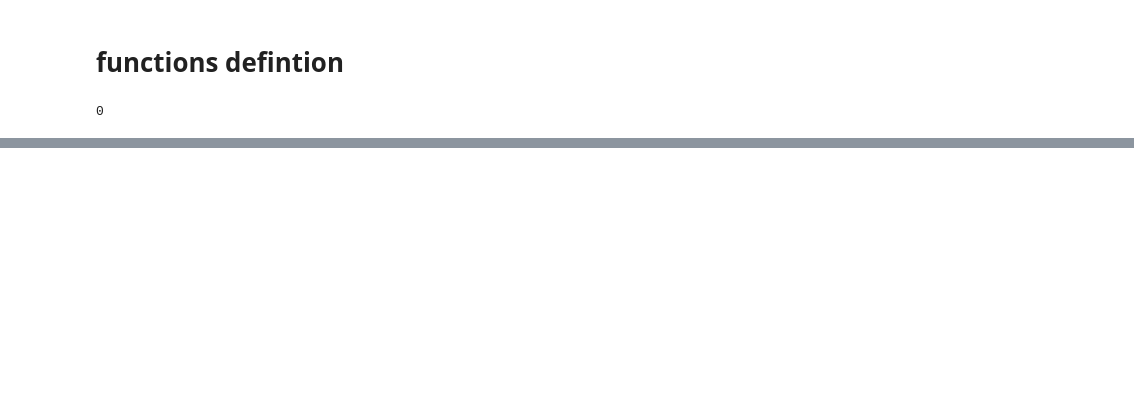
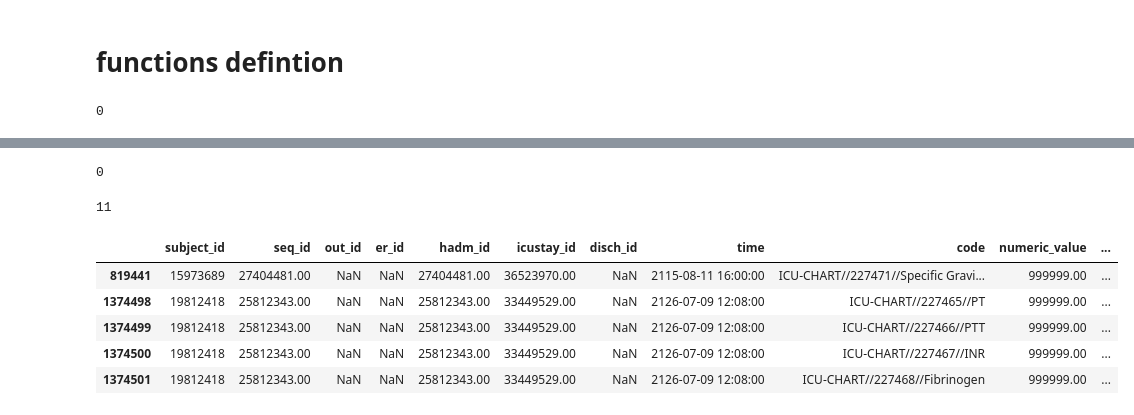
Before and after one commit to nyuad-cai/EHR-RAGp, a Jupyter notebook: notebooks/mimic-meds-preprocessing.ipynb, the cells around one changed output, grey strips where cells are left out. Cells and saved outputs as stored; diff of their text form; code cells hidden in the pictures; blank space fills up the shorter version.

```diff
--- a/notebooks/mimic-meds-preprocessing.ipynb
+++ b/notebooks/mimic-meds-preprocessing.ipynb
@@ -308,0 +513,4 @@ shard = push_procedure_and_sort(shard)
+# %%
+shard.shape[0] -1500362
+# %% [output]
+0
@@ -308,0 +641,4 @@ shard = push_procedure_and_sort(shard)
+# %%
+shard.hadm_id = shard.apply(lambda x: np.nan if (x.hadm_id == x.er_id) or (x.hadm_id == x.disch_id) else x.hadm_id, axis= 1)
+# %%
+shard.out_id = shard.apply(lambda x: np.nan if x.out_id == x.disch_id else x.out_id, axis= 1)
@@ -308,0 +647,62 @@ shard = push_procedure_and_sort(shard)
+# %%
+def create_pairs_from_list(input_list):
+    if not input_list:
+        return []
+
+    # Check if the list has an odd number of elements
+    if len(input_list) % 2 != 0:
+        # If odd, the last element is handled separately
+        pairs = list(zip(input_list[:-1:2], input_list[1::2]))
+        pairs.append(input_list[-1])  # Add the last element as a single item
+    else:
+        # If even, create pairs from the entire list
+        pairs = list(zip(input_list[::2], input_list[1::2]))
+    return pairs
+
+names = list(range(365))
+names = [(str(name) + '.parquet') for name in names]
+pairs = create_pairs_from_list(names)
+len(pairs[-1])
+# %% [output]
+11
+# %%
+interm_path = os.path.join('..','data','intermediate')
+# %%
+num = 0
+for pair in tqdm(pairs):
+    if len(pair) == 2:
+
+        shard_1 = pd.read_parquet(os.path.join(interm_path,pair[0]))
+        shard_2 = pd.read_parquet(os.path.join(interm_path,pair[1]))
+
+        shard_1.out_id = shard_1.apply(lambda x: np.nan if x.out_id == x.disch_id else x.out_id, axis= 1)
+        shard_2.out_id = shard_2.apply(lambda x: np.nan if x.out_id == x.disch_id else x.out_id, axis= 1)
+
+        shard_1.text_value = shard_1.apply(lambda x: 'UNKNOWN' if x.numeric_value == 999999.00 else x.text_value, axis = 1)
+        shard_2.text_value = shard_1.apply(lambda x: 'UNKNOWN' if x.numeric_value == 999999.00 else x.text_value, axis = 1)
+
+        shard_1.numeric_value = shard_1.numeric_value.apply(lambda x: np.nan if x == 999999.00 else x)
+        shard_2.numeric_value = shard_2.numeric_value.apply(lambda x: np.nan if x == 999999.00 else x)
+
+        shard = pd.concat([shard_1,shard_2],ignore_index=True)
+
+        shard.to_parquet(os.path.join(processed_path,f'{num}.parquet')
+
+    elif len(pair) > 2:
+
+        shard_1 = pd.read_parquet(os.path.join(interm_path,pair))
+        shard_1.out_id = shard_1.apply(lambda x: np.nan if x.out_id == x.disch_id else x.out_id, axis= 1)
+        shard_1.text_value = shard_1.apply(lambda x: 'UNKNOWN' if x.numeric_value == 999999.00 else x.text_value, axis = 1)
+        shard_1.numeric_value = shard_1.numeric_value.apply(lambda x: np.nan if x == 999999.00 else x)
+        shard_1.to_parquet(os.path.join(processed_path,f'{num}.parquet')
+
+    num+=1
+# %%
+shard[shard.numeric_value== 999999]
+# %% [output]
+|  | subject_id | seq_id | out_id | er_id | hadm_id | icustay_id | disch_id | time | code | numeric_value | ... |
+| 819441 | 15973689 | 27404481.00 | NaN | NaN | 27404481.00 | 36523970.00 | NaN | 2115-08-11 16:00:00 | ICU-CHART//227471//Specific Gravi... | 999999.00 | ... |
+| 1374498 | 19812418 | 25812343.00 | NaN | NaN | 25812343.00 | 33449529.00 | NaN | 2126-07-09 12:08:00 | ICU-CHART//227465//PT | 999999.00 | ... |
+| 1374499 | 19812418 | 25812343.00 | NaN | NaN | 25812343.00 | 33449529.00 | NaN | 2126-07-09 12:08:00 | ICU-CHART//227466//PTT | 999999.00 | ... |
+| 1374500 | 19812418 | 25812343.00 | NaN | NaN | 25812343.00 | 33449529.00 | NaN | 2126-07-09 12:08:00 | ICU-CHART//227467//INR | 999999.00 | ... |
+| 1374501 | 19812418 | 25812343.00 | NaN | NaN | 25812343.00 | 33449529.00 | NaN | 2126-07-09 12:08:00 | ICU-CHART//227468//Fibrinogen | 999999.00 | ... |
```
Also changed, not shown: parts of 119 cells of this notebook, 52 other files.
